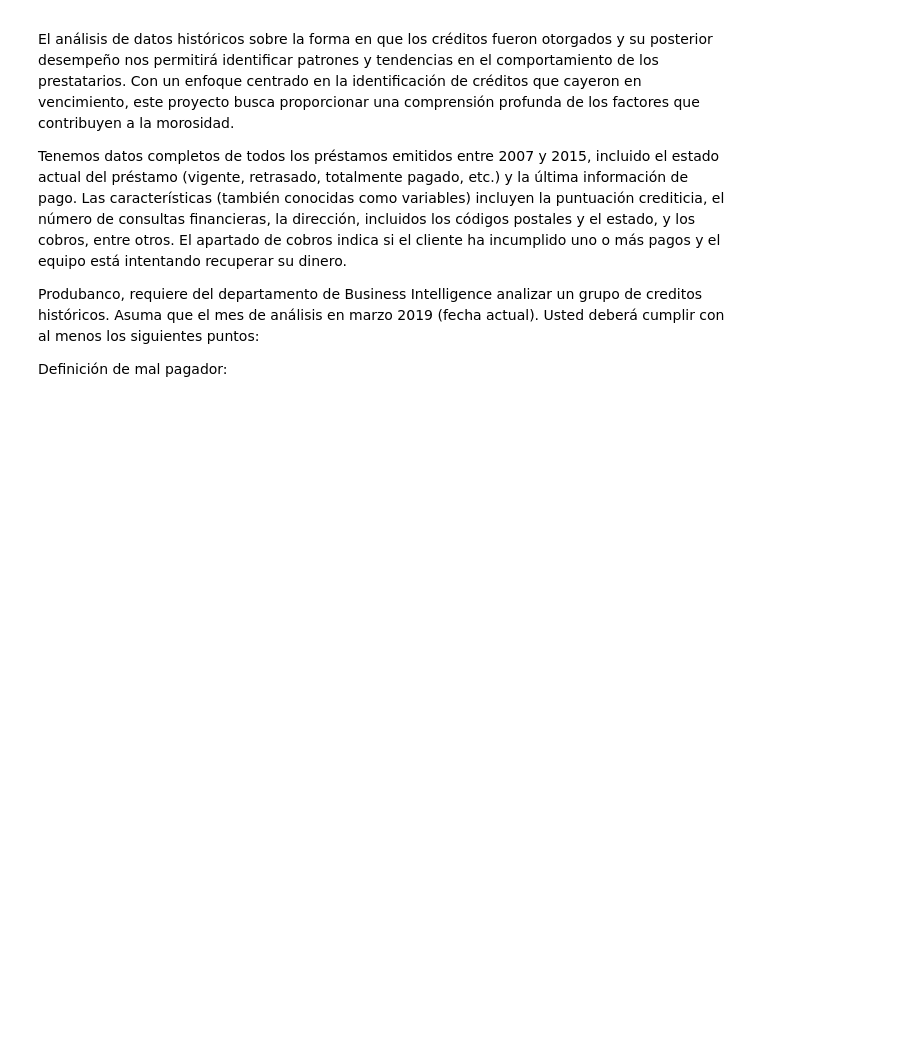
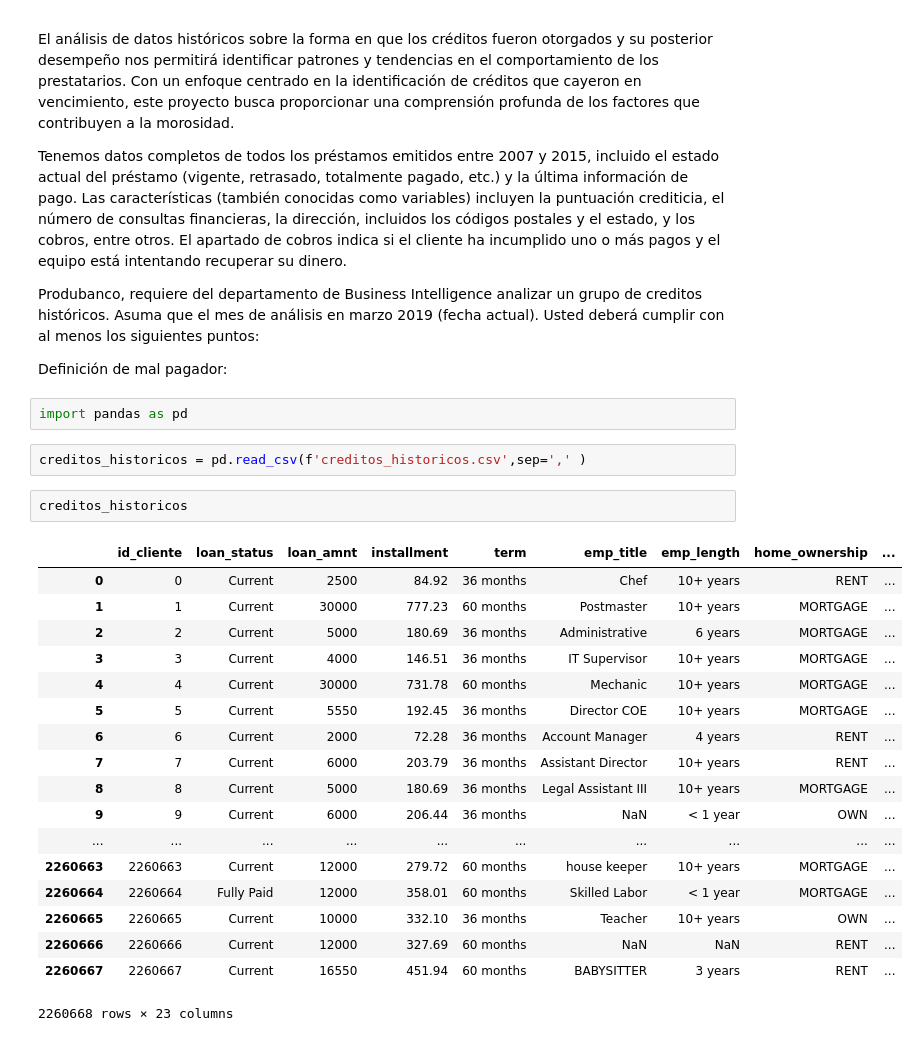
Before and after one commit to vrobles/Proyecto_Grupo3, a Jupyter notebook: Creditos_Otorgados.ipynb, the cells around one changed output. Saved outputs shown, nothing was run; the diff lists cells and outputs as text; blank space fills up the shorter version.

```diff
--- a/Creditos_Otorgados.ipynb
+++ b/Creditos_Otorgados.ipynb
@@ -25,3 +25,28 @@ históricos. Asuma que el mes de análisis en marzo 2019 (fecha actual).
 Usted deberá cumplir con al menos los siguientes puntos:
 
 Definición de mal pagador:
+# %%
+import pandas as pd
+# %%
+creditos_historicos = pd.read_csv(f'creditos_historicos.csv',sep=',' )
+# %%
+creditos_historicos
+# %% [output]
+|  | id_cliente | loan_status | loan_amnt | installment | term | emp_title | emp_length | home_ownership | ... |
+| 0 | 0 | Current | 2500 | 84.92 | 36 months | Chef | 10+ years | RENT | ... |
+| 1 | 1 | Current | 30000 | 777.23 | 60 months | Postmaster | 10+ years | MORTGAGE | ... |
+| 2 | 2 | Current | 5000 | 180.69 | 36 months | Administrative | 6 years | MORTGAGE | ... |
+| 3 | 3 | Current | 4000 | 146.51 | 36 months | IT Supervisor | 10+ years | MORTGAGE | ... |
+| 4 | 4 | Current | 30000 | 731.78 | 60 months | Mechanic | 10+ years | MORTGAGE | ... |
+| 5 | 5 | Current | 5550 | 192.45 | 36 months | Director COE | 10+ years | MORTGAGE | ... |
+| 6 | 6 | Current | 2000 | 72.28 | 36 months | Account Manager | 4 years | RENT | ... |
+| 7 | 7 | Current | 6000 | 203.79 | 36 months | Assistant Director | 10+ years | RENT | ... |
+| 8 | 8 | Current | 5000 | 180.69 | 36 months | Legal Assistant III | 10+ years | MORTGAGE | ... |
+| 9 | 9 | Current | 6000 | 206.44 | 36 months | NaN | < 1 year | OWN | ... |
+| ... | ... | ... | ... | ... | ... | ... | ... | ... | ... |
+| 2260663 | 2260663 | Current | 12000 | 279.72 | 60 months | house keeper | 10+ years | MORTGAGE | ... |
+| 2260664 | 2260664 | Fully Paid | 12000 | 358.01 | 60 months | Skilled Labor | < 1 year | MORTGAGE | ... |
+| 2260665 | 2260665 | Current | 10000 | 332.10 | 36 months | Teacher | 10+ years | OWN | ... |
+| 2260666 | 2260666 | Current | 12000 | 327.69 | 60 months | NaN | NaN | RENT | ... |
+| 2260667 | 2260667 | Current | 16550 | 451.94 | 60 months | BABYSITTER | 3 years | RENT | ... |
+2260668 rows × 23 columns
```
Also changed, not shown: parts of 4 cells of this notebook.
